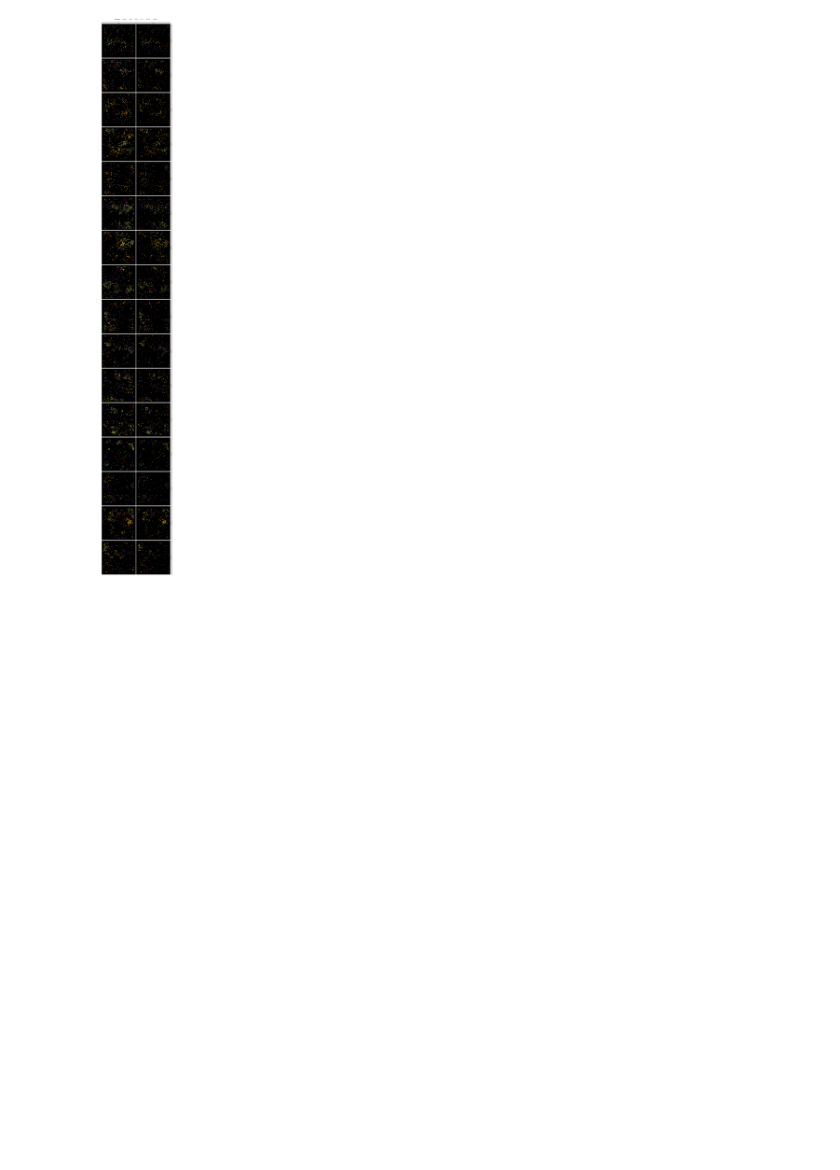
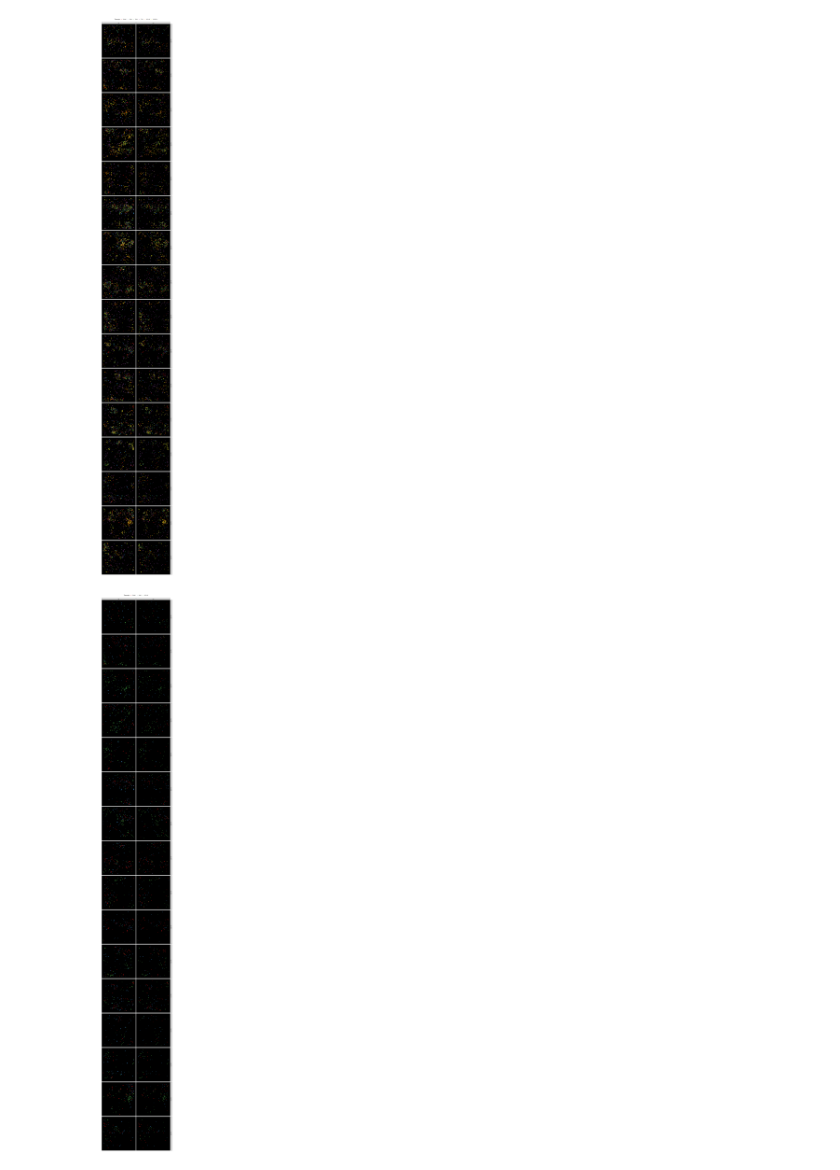
Before and after one commit to ggirelli/deconwolf-in-situ-transcriptomics, a Jupyter notebook: notebooks/1.1_visualize_selected_transcripts.ipynb, the cells around one changed output. Cells and saved outputs as stored; diff of their text form; code cells hidden in the pictures; blank space fills up the shorter version.

Commit message:
Added visualization of only top 3 transcripts

```diff
--- a/notebooks/1.1_visualize_selected_transcripts.ipynb
+++ b/notebooks/1.1_visualize_selected_transcripts.ipynb
@@ -158,3 +173,20 @@ p = ggplot(pdata[, .(x, y, target, FOV, image_type)],
 print(p)
 # %% [output]
 [figure]
+# %%
+options(repr.plot.width=10, repr.plot.height=70)
+p = ggplot(pdata[target %in% c("CHN1", "CALM2", "SLC1A2"), .(x, y, target, FOV, image_type)],
+        aes(x=x, y=y, color=target)) + geom_point(size=1) +
+    facet_grid(~FOV~image_type) +
+    theme_bw() + theme(
+        legend.position="top",
+        panel.grid.major=element_blank(), panel.grid.minor=element_blank(),
+        panel.background=element_rect(fill="black"),
+        axis.ticks.x=element_blank(), axis.ticks.y=element_blank(),
+        axis.text.x=element_blank(), axis.text.y=element_blank()
+    ) + guides(color=guide_legend(nrow=1)) +
+    labs(x="", y="", color="Transcript") +
+    coord_fixed() + scale_color_brewer(palette="Set1")
+print(p)
+# %% [output]
+[figure, added]
```
Also changed, not shown: parts of 2 cells of this notebook.
